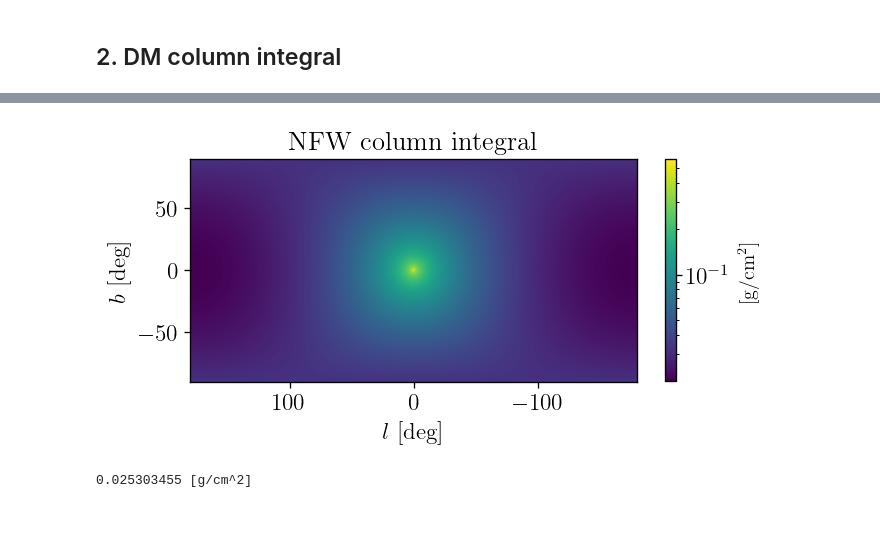
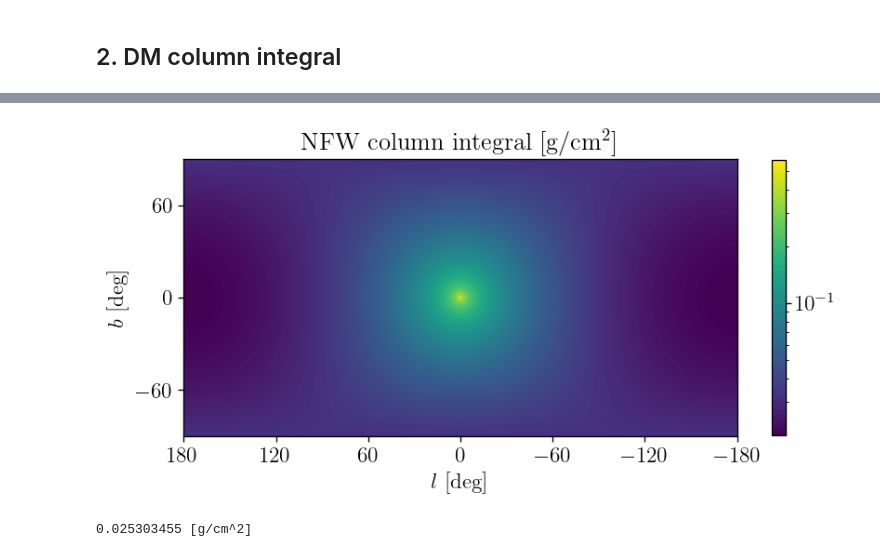
Before and after one commit to yitiansun/axion-mirror, a Jupyter notebook: notebook/CHIME_estimate.ipynb, the cells around one changed output, grey strips where cells are left out. Drawn from its saved outputs; the diff is of its cells as text; code cells hidden in the pictures; blank space fills up the shorter version.

```diff
--- a/notebook/CHIME_estimate.ipynb
+++ b/notebook/CHIME_estimate.ipynb
@@ -73,12 +69,7 @@ Wall time: 3 s
-# %%
-fig, ax = plt.subplots()
-im = ax.imshow(jnp.flip(rho_integral_map), extent=(180,-180,-90,90),
-               norm=mpl.colors.LogNorm(jnp.min(rho_integral_map), jnp.max(rho_integral_map)))
-ax.set(title='NFW column integral', xlabel=r'$l$ [deg]', ylabel=r'$b$ [deg]')
-cbar = fig.colorbar(im, ax=ax, shrink=0.6)
-cbar.set_label(r'[g/cm$^2$]', fontsize=12);
-# %% [output]
-[figure, removed]
+# %%
+plot_lb(rho_integral_map, title=r'NFW column integral [g/cm$^2$]', cmap='viridis')
+# %% [output]
+[figure, added]
 # %%
 print(rho_integral_ref, '[g/cm^2]')
 # %% [output]
```
Also changed, not shown: parts of 7 cells of this notebook, 6 other files.
